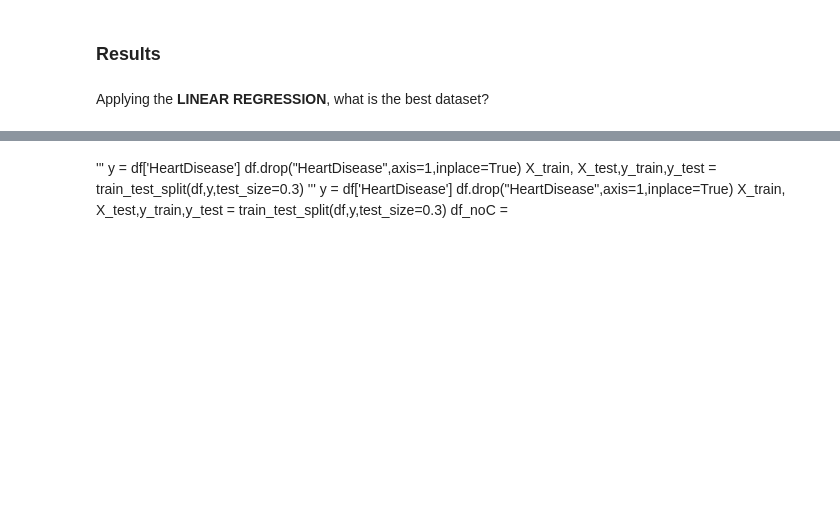
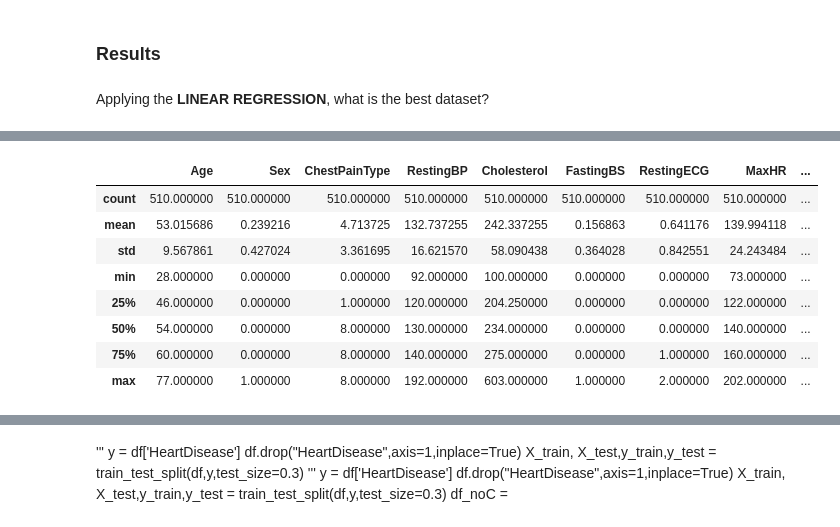
Before and after one commit to MichaelPlug/FDS_Project_HFD, a Jupyter notebook: Project_notebook.ipynb, the cells around one changed output, grey strips where cells are left out. Drawn from its saved outputs; the diff is of its cells as text; code cells hidden in the pictures; blank space fills up the shorter version.

```diff
--- a/Project_notebook.ipynb
+++ b/Project_notebook.ipynb
@@ -614,0 +626,12 @@ X_train_addCol, X_test_addCol,y_train_addCol,y_test_addCol = clean("addMean", X_
+# %%
+X_train_delRows.describe()
+# %% [output]
+|  | Age | Sex | ChestPainType | RestingBP | Cholesterol | FastingBS | RestingECG | MaxHR | ... |
+| count | 510.000000 | 510.000000 | 510.000000 | 510.000000 | 510.000000 | 510.000000 | 510.000000 | 510.000000 | ... |
+| mean | 53.015686 | 0.239216 | 4.713725 | 132.737255 | 242.337255 | 0.156863 | 0.641176 | 139.994118 | ... |
+| std | 9.567861 | 0.427024 | 3.361695 | 16.621570 | 58.090438 | 0.364028 | 0.842551 | 24.243484 | ... |
+| min | 28.000000 | 0.000000 | 0.000000 | 92.000000 | 100.000000 | 0.000000 | 0.000000 | 73.000000 | ... |
+| 25% | 46.000000 | 0.000000 | 1.000000 | 120.000000 | 204.250000 | 0.000000 | 0.000000 | 122.000000 | ... |
+| 50% | 54.000000 | 0.000000 | 8.000000 | 130.000000 | 234.000000 | 0.000000 | 0.000000 | 140.000000 | ... |
+| 75% | 60.000000 | 0.000000 | 8.000000 | 140.000000 | 275.000000 | 0.000000 | 1.000000 | 160.000000 | ... |
+| max | 77.000000 | 1.000000 | 8.000000 | 192.000000 | 603.000000 | 1.000000 | 2.000000 | 202.000000 | ... |
```
Also changed, not shown: parts of 10 cells of this notebook.
